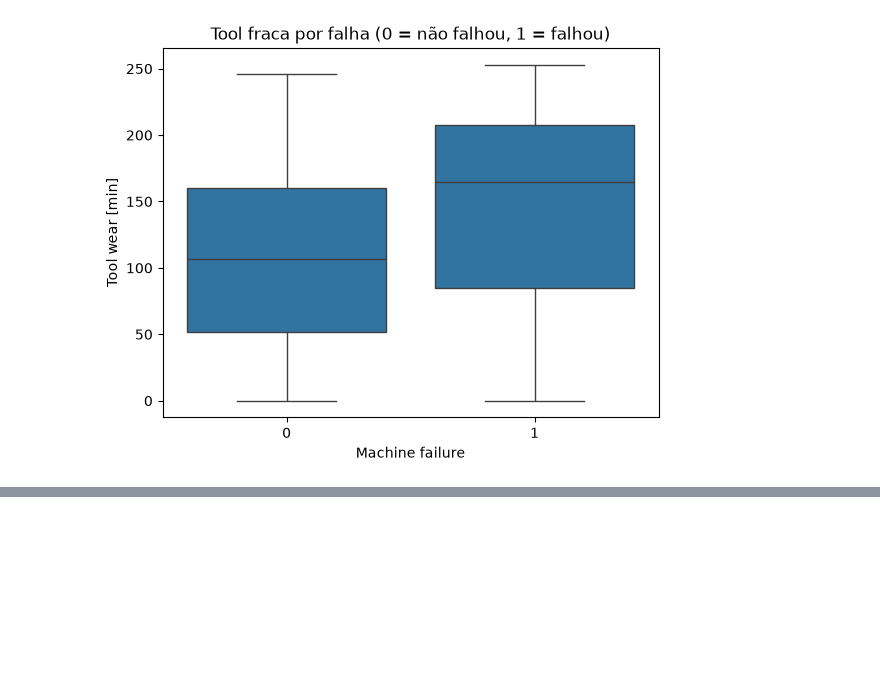
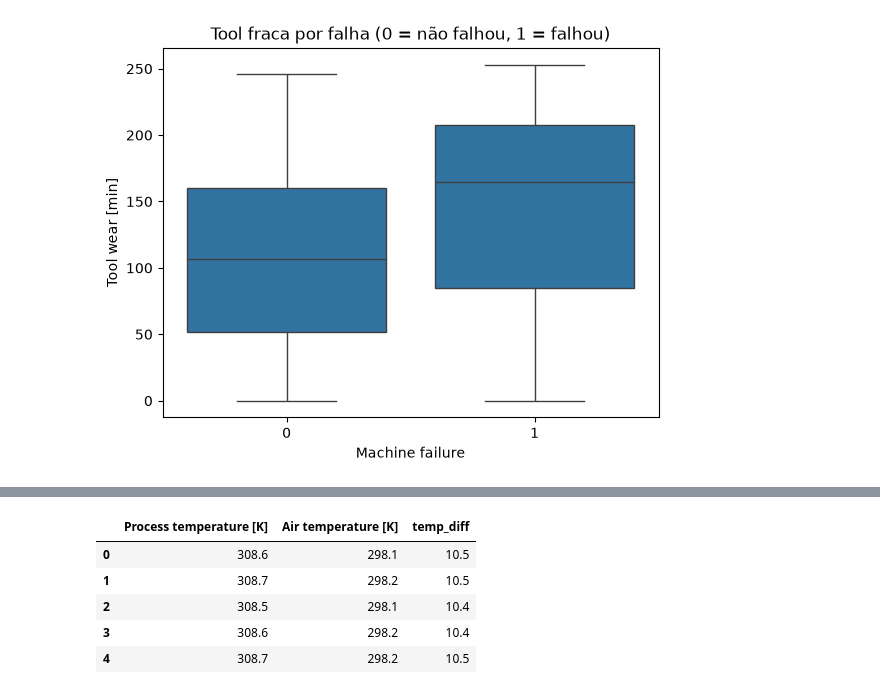
Before and after one commit to IsantoDev/industria-preditiva, a Jupyter notebook: notebooks/01_eda.ipynb, the cells around one changed output, grey strips where cells are left out. Drawn from its saved outputs; the diff is of its cells as text; code cells hidden in the pictures; blank space fills up the shorter version.

```diff
--- a/notebooks/01_eda.ipynb
+++ b/notebooks/01_eda.ipynb
@@ -95,0 +106,10 @@ plt.show()
+# %%
+df["temp_diff"] = df["Process temperature [K]"] - df["Air temperature [K]"]
+df[["Process temperature [K]", "Air temperature [K]", "temp_diff"]].head()
+# %% [output]
+|  | Process temperature [K] | Air temperature [K] | temp_diff |
+| 0 | 308.6 | 298.1 | 10.5 |
+| 1 | 308.7 | 298.2 | 10.5 |
+| 2 | 308.5 | 298.1 | 10.4 |
+| 3 | 308.6 | 298.2 | 10.4 |
+| 4 | 308.7 | 298.2 | 10.5 |
```
Also changed, not shown: parts of 3 cells of this notebook, 1 other file.
